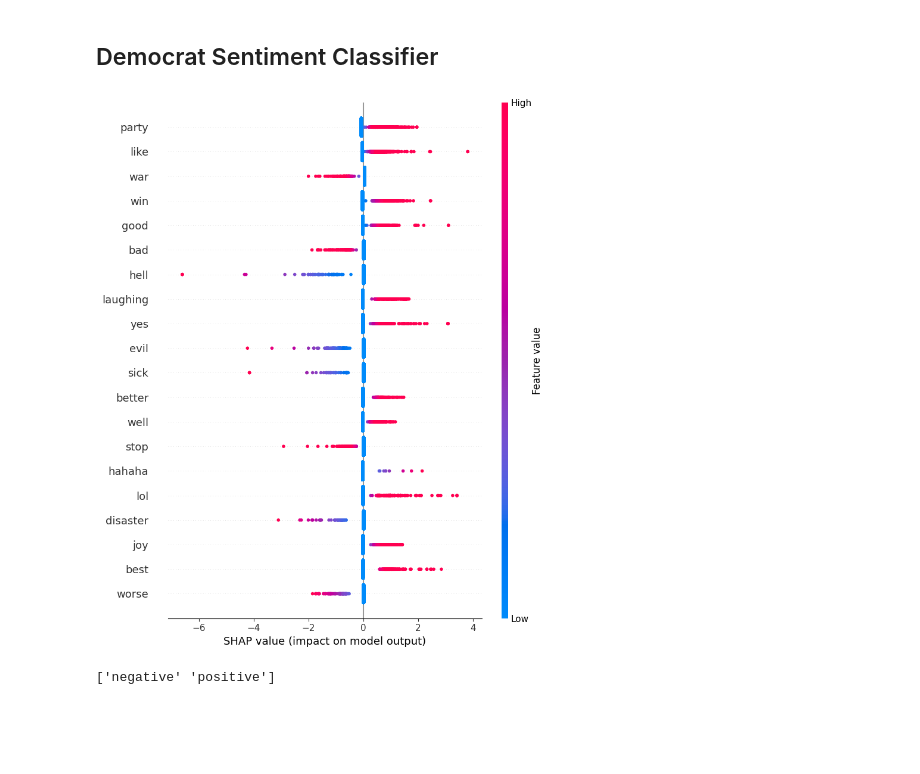
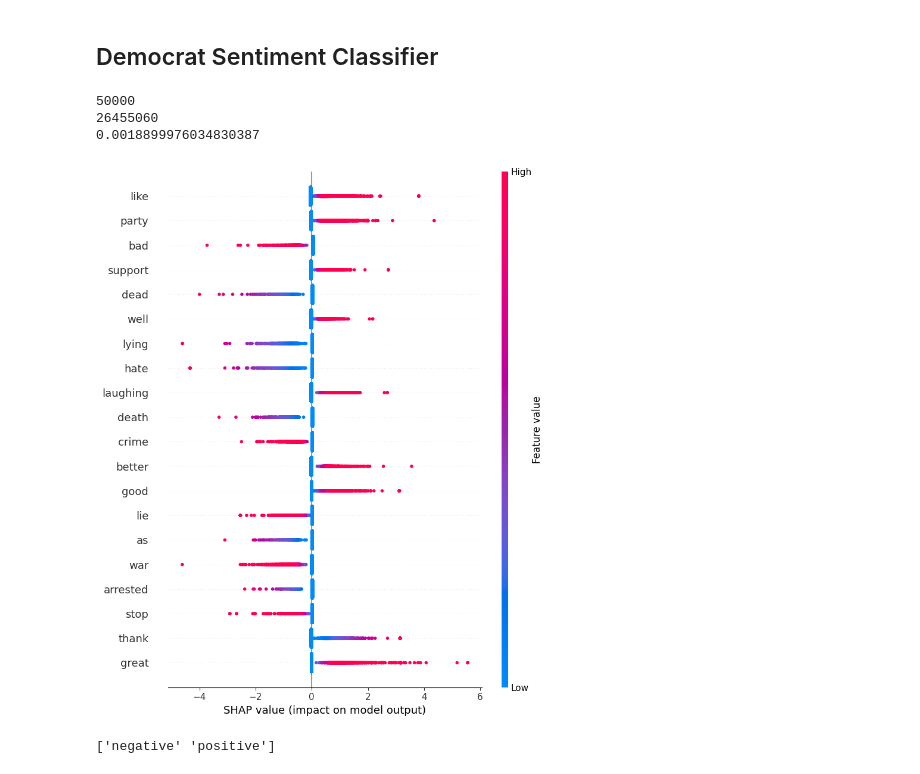
Before and after one commit to Birkbeck/msc-project-source-code-files-24-25-tayyib-saddique, a Jupyter notebook: x_processing/shap.ipynb, the cells around one changed output. Drawn from its saved outputs; the diff is of its cells as text; code cells hidden in the pictures; blank space fills up the shorter version.

```diff
--- a/x_processing/shap.ipynb
+++ b/x_processing/shap.ipynb
@@ -403,44 +365,54 @@ model = joblib.load("models/LinearSVC_democrat_sentiment_classifier.joblib")
 tfidf = model.named_steps['tfidf']
 clf = model.named_steps['clf']
 
 democrat_train = train[train['party'] == 'democrat'].copy()
 democrat_predict = predictions[predictions['party'] == 'democrat'].copy()
 
 X_train, y_train = democrat_train['clean_text'], democrat_train['sentiment']
 X_test, y_test = democrat_predict['clean_text'], democrat_predict['sentiment']
 
-SAMPLE_SIZE = 10000
+SAMPLE_SIZE = min(50000, len(X_test)/100)
+print(SAMPLE_SIZE)
 TOTAL_RECORDS = len(X_test)
+print(TOTAL_RECORDS)
 test_ratio = SAMPLE_SIZE / TOTAL_RECORDS
+print(test_ratio)
 
-_, sample_indices, _, _ = train_test_split(
-    y_test.index,
-    y_test,
-    test_size=test_ratio,
-    stratify=y_test,
-    random_state=42
-)
+if test_ratio < 1.0:
+    _, sample_indices, _, _ = train_test_split(
+        y_test.index,
+        y_test,
+        test_size=test_ratio,
+        stratify=y_test,
+        random_state=42
+    )
 
-X_sample_test = X_test.loc[sample_indices]
-y_sample_test = y_test.loc[sample_indices]
+    X_sample_test = X_test.loc[sample_indices]
+    y_sample_test = y_test.loc[sample_indices]
+else:
+    X_sample_test = X_test
+    y_sample_test = y_test
 
 democrat_tfidf = tfidf.transform(X_sample_test)
 
 democrat_tfidf_dense = democrat_tfidf.toarray()
 
 explainer = shap.LinearExplainer(clf, democrat_tfidf_dense)
 shap_values = explainer.shap_values(democrat_tfidf_dense)
 
 dem_feature_names = tfidf.get_feature_names_out()
 
 shap.summary_plot(
     shap_values,
     democrat_tfidf_dense,
     feature_names=dem_feature_names,
     title="SHAP Summary: Democratic Sentiment Classification"
 )
 # %% [output]
+50000
+26455060
+0.0018899976034830387
-[figure, old version]
+[figure, new version]
 # %%
 class_labels = clf.classes_
 print(class_labels)
```
Also changed, not shown: parts of 24 cells of this notebook.
